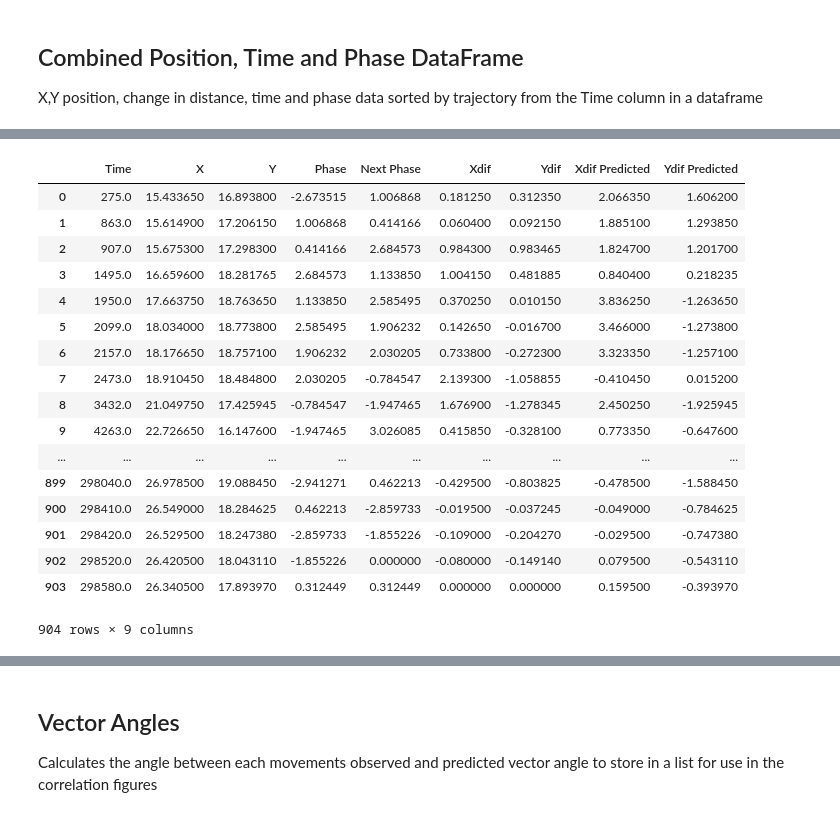
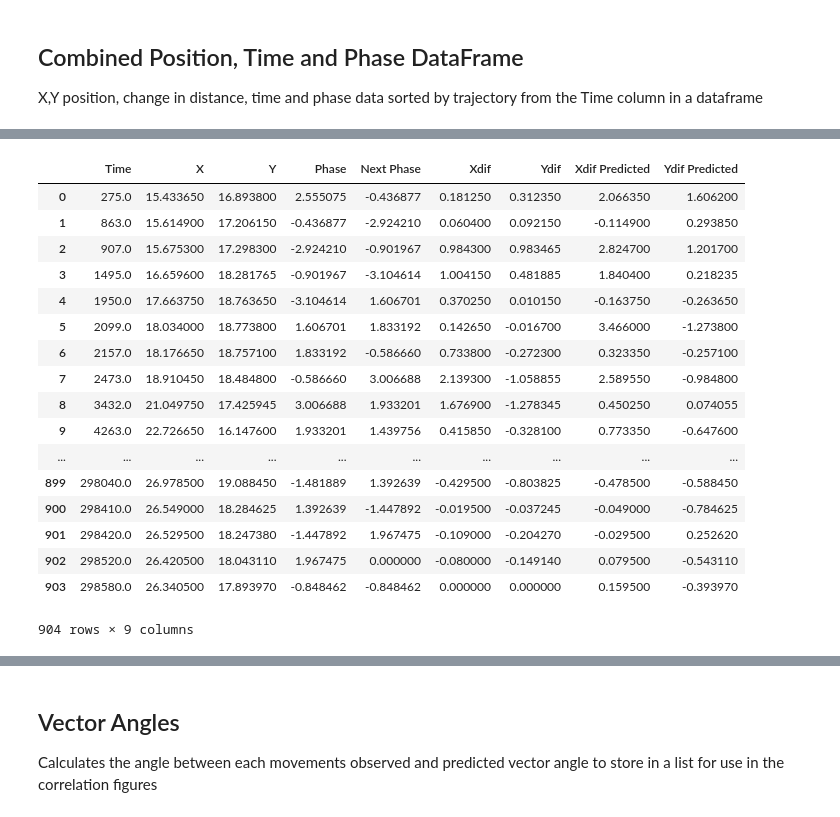
Before and after one commit to DanielHHowell/Grid-Cell, a Jupyter notebook: Grid Cell Phase Main.ipynb, the cells around one changed output, grey strips where cells are left out. Drawn from its saved outputs; the diff is of its cells as text; code cells hidden in the pictures.

```diff
--- a/Grid Cell Phase Main.ipynb
+++ b/Grid Cell Phase Main.ipynb
@@ -135,7 +137,11 @@ MeanPhaseMap = np.flip(raw,axis=0)
 MeanPhaseMap[0]='NaN'
 MeanPhaseMap[:,-1]='NaN'
 MeanPhaseMap = MeanPhaseMap[1:-1,:-2]
+phase_df = pd.DataFrame(data=MeanPhaseMap)
+phase_df[phase_df.shape[1]] = np.nan
 arena_size = MeanPhaseMap.shape
+
+
 
 plt.matshow(MeanPhaseMap)
 
@@ -165,7 +165,7 @@ def mean_var_map(arr, bin_size):
             for spike in arr:
                 if (xbin <= spike[0] <= xbin+bin_size) and (ybin <= spike[1] <= ybin+bin_size):
                     phases.append(spike[2])
-            mpm_dict[ybin][xbin] = pycircstat.var(np.asarray(phases))
+            mpm_dict[ybin][xbin] = (pycircstat.var(np.asarray(phases))+0.5)/2
 
     return mpm_dict
 
@@ -229,8 +229,6 @@ plt.plot(XYspkT[:,0],XYspkT[:,1], '.', color='r', markersize=6)
 # %% [markdown]
 ## MeanPhaseMap DataFrame
 # %%
-phase_df = pd.DataFrame(MeanPhaseMap)
-
 #A padded phase map for use in edge-cases for extracting the 5x5 adjacency matrix below
 padded_phase_map = np.pad(phase_df,pad_width=2,mode='constant',constant_values=np.nan)
 padded_phase_df = pd.DataFrame(data=padded_phase_map)
@@ -285,13 +283,14 @@ def adjacent_spikes(spikes, phase):
         x = int(i[0])
         y = int(i[1])
         phases.append(phase_df.iloc[y_size - y, x])
-        #vars.append(var_df.iloc[y_size - y, x])
+        vars.append(var_df.iloc[y_size - y, x])
     phases = np.asarray(phases)
-    #vars = np.asarray(vars)
-    #diffs = np.abs(phases - phase)*vars
+    vars = np.asarray(vars)
+    diffs = np.abs(phases - phase)*vars
 
     try:
-        nearest = np.nanargmin(np.abs(phases-phase))
+        #nearest = np.nanargmin(diffs)
+        nearest = np.nanargmin(np.abs(phases - phase))
     except:
         nearest = 0
 
@@ -355,36 +354,36 @@ print(combined)
 # %%
 # Spatial Analysis
 if analysis_type == 'spatial':
     predicted = [adjacent_matrix([i[1],i[2]],i[4]) for i in combined]
     predicted_movement = np.asarray(predicted)
 
 # Temporal Analysis
 if analysis_type == 'temporal':
-    predicted = [adjacent_spikes(combined[i:i+6,1:3],combined[i,4]) for i in range(len(combined))]
+    predicted = [adjacent_spikes(combined[i:i+5,1:3],combined[i,4]) for i in range(len(combined))]
     predicted_movement = np.asarray(predicted)
 
 all=np.column_stack((combined,predicted_movement))
 df = pd.DataFrame(data=all, columns=['Time','X','Y','Phase','Next Phase','Xdif','Ydif','Xdif Predicted', 'Ydif Predicted'])
 
 df
 # %% [output]
 |  | Time | X | Y | Phase | Next Phase | Xdif | Ydif | Xdif Predicted | Ydif Predicted |
-| 0 | 275.0 | 15.433650 | 16.893800 | -2.673515 | 1.006868 | 0.181250 | 0.312350 | 2.066350 | 1.606200 |
-| 1 | 863.0 | 15.614900 | 17.206150 | 1.006868 | 0.414166 | 0.060400 | 0.092150 | 1.885100 | 1.293850 |
-| 2 | 907.0 | 15.675300 | 17.298300 | 0.414166 | 2.684573 | 0.984300 | 0.983465 | 1.824700 | 1.201700 |
-| 3 | 1495.0 | 16.659600 | 18.281765 | 2.684573 | 1.133850 | 1.004150 | 0.481885 | 0.840400 | 0.218235 |
-| 4 | 1950.0 | 17.663750 | 18.763650 | 1.133850 | 2.585495 | 0.370250 | 0.010150 | 3.836250 | -1.263650 |
-| 5 | 2099.0 | 18.034000 | 18.773800 | 2.585495 | 1.906232 | 0.142650 | -0.016700 | 3.466000 | -1.273800 |
-| 6 | 2157.0 | 18.176650 | 18.757100 | 1.906232 | 2.030205 | 0.733800 | -0.272300 | 3.323350 | -1.257100 |
-| 7 | 2473.0 | 18.910450 | 18.484800 | 2.030205 | -0.784547 | 2.139300 | -1.058855 | -0.410450 | 0.015200 |
-| 8 | 3432.0 | 21.049750 | 17.425945 | -0.784547 | -1.947465 | 1.676900 | -1.278345 | 2.450250 | -1.925945 |
-| 9 | 4263.0 | 22.726650 | 16.147600 | -1.947465 | 3.026085 | 0.415850 | -0.328100 | 0.773350 | -0.647600 |
+| 0 | 275.0 | 15.433650 | 16.893800 | 2.555075 | -0.436877 | 0.181250 | 0.312350 | 2.066350 | 1.606200 |
+| 1 | 863.0 | 15.614900 | 17.206150 | -0.436877 | -2.924210 | 0.060400 | 0.092150 | -0.114900 | 0.293850 |
+| 2 | 907.0 | 15.675300 | 17.298300 | -2.924210 | -0.901967 | 0.984300 | 0.983465 | 2.824700 | 1.201700 |
+| 3 | 1495.0 | 16.659600 | 18.281765 | -0.901967 | -3.104614 | 1.004150 | 0.481885 | 1.840400 | 0.218235 |
+| 4 | 1950.0 | 17.663750 | 18.763650 | -3.104614 | 1.606701 | 0.370250 | 0.010150 | -0.163750 | -0.263650 |
+| 5 | 2099.0 | 18.034000 | 18.773800 | 1.606701 | 1.833192 | 0.142650 | -0.016700 | 3.466000 | -1.273800 |
+| 6 | 2157.0 | 18.176650 | 18.757100 | 1.833192 | -0.586660 | 0.733800 | -0.272300 | 0.323350 | -0.257100 |
+| 7 | 2473.0 | 18.910450 | 18.484800 | -0.586660 | 3.006688 | 2.139300 | -1.058855 | 2.589550 | -0.984800 |
+| 8 | 3432.0 | 21.049750 | 17.425945 | 3.006688 | 1.933201 | 1.676900 | -1.278345 | 0.450250 | 0.074055 |
+| 9 | 4263.0 | 22.726650 | 16.147600 | 1.933201 | 1.439756 | 0.415850 | -0.328100 | 0.773350 | -0.647600 |
 | ... | ... | ... | ... | ... | ... | ... | ... | ... | ... |
-| 899 | 298040.0 | 26.978500 | 19.088450 | -2.941271 | 0.462213 | -0.429500 | -0.803825 | -0.478500 | -1.588450 |
-| 900 | 298410.0 | 26.549000 | 18.284625 | 0.462213 | -2.859733 | -0.019500 | -0.037245 | -0.049000 | -0.784625 |
-| 901 | 298420.0 | 26.529500 | 18.247380 | -2.859733 | -1.855226 | -0.109000 | -0.204270 | -0.029500 | -0.747380 |
-| 902 | 298520.0 | 26.420500 | 18.043110 | -1.855226 | 0.000000 | -0.080000 | -0.149140 | 0.079500 | -0.543110 |
-| 903 | 298580.0 | 26.340500 | 17.893970 | 0.312449 | 0.312449 | 0.000000 | 0.000000 | 0.159500 | -0.393970 |
+| 899 | 298040.0 | 26.978500 | 19.088450 | -1.481889 | 1.392639 | -0.429500 | -0.803825 | -0.478500 | -0.588450 |
+| 900 | 298410.0 | 26.549000 | 18.284625 | 1.392639 | -1.447892 | -0.019500 | -0.037245 | -0.049000 | -0.784625 |
+| 901 | 298420.0 | 26.529500 | 18.247380 | -1.447892 | 1.967475 | -0.109000 | -0.204270 | -0.029500 | 0.252620 |
+| 902 | 298520.0 | 26.420500 | 18.043110 | 1.967475 | 0.000000 | -0.080000 | -0.149140 | 0.079500 | -0.543110 |
+| 903 | 298580.0 | 26.340500 | 17.893970 | -0.848462 | -0.848462 | 0.000000 | 0.000000 | 0.159500 | -0.393970 |
 904 rows × 9 columns
 # %%
 plt.rcParams['figure.figsize'] = [20, 15]
```
Also changed, not shown: parts of 27 cells of this notebook, 10 other files.
